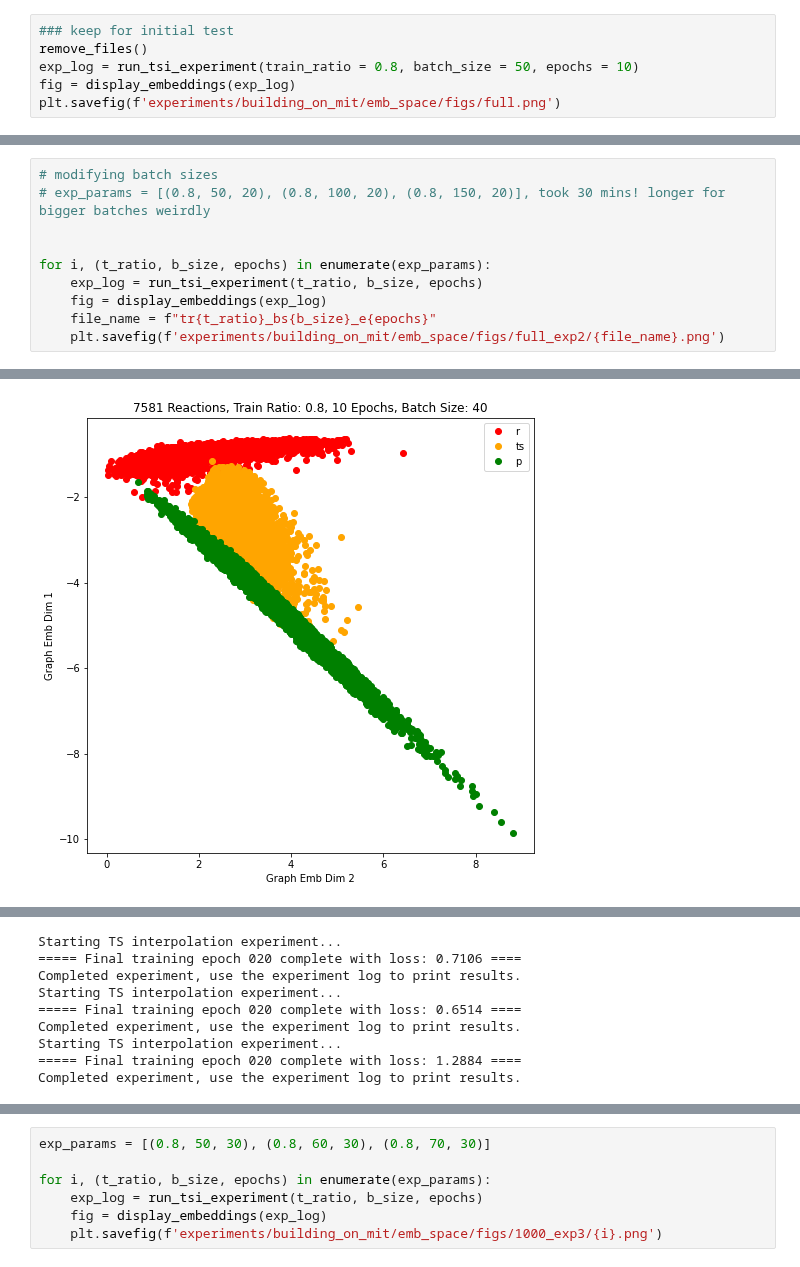
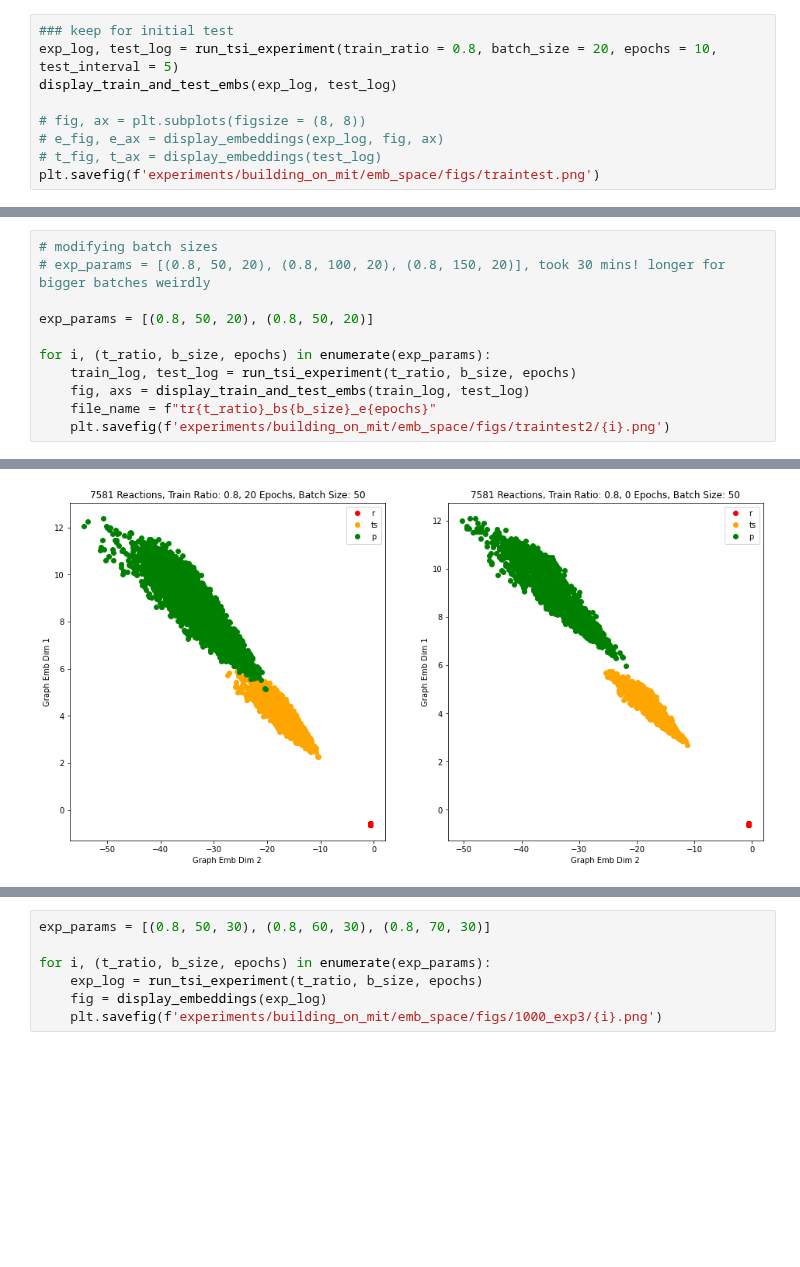
Before and after one commit to avishvj/3d-reactions, a Jupyter notebook: emb.ipynb, the cells around one changed output, grey strips where cells are left out. Drawn from its saved outputs; the diff is of its cells as text; blank space fills up the shorter version.

```diff
--- a/emb.ipynb
+++ b/emb.ipynb
@@ -9,7 +12,10 @@ from ts_vae.utils import remove_files
 # %%
 ### keep for initial test
-remove_files()
-exp_log = run_tsi_experiment(train_ratio = 0.8, batch_size = 50, epochs = 10)
-fig = display_embeddings(exp_log)
-plt.savefig(f'experiments/building_on_mit/emb_space/figs/full.png')
+exp_log, test_log = run_tsi_experiment(train_ratio = 0.8, batch_size = 20, epochs = 10, test_interval = 5)
+display_train_and_test_embs(exp_log, test_log)
+
+# fig, ax = plt.subplots(figsize = (8, 8))
+# e_fig, e_ax = display_embeddings(exp_log, fig, ax)
+# t_fig, t_ax = display_embeddings(test_log)
+plt.savefig(f'experiments/building_on_mit/emb_space/figs/traintest.png')
 # %% [output]
@@ -24,10 +28,11 @@ Completed experiment, use the experiment log to print results.
 # modifying batch sizes
 # exp_params = [(0.8, 50, 20), (0.8, 100, 20), (0.8, 150, 20)], took 30 mins! longer for bigger batches weirdly
 
+exp_params = [(0.8, 50, 20), (0.8, 50, 20)]
 
 for i, (t_ratio, b_size, epochs) in enumerate(exp_params):
-    exp_log = run_tsi_experiment(t_ratio, b_size, epochs)
-    fig = display_embeddings(exp_log)
+    train_log, test_log = run_tsi_experiment(t_ratio, b_size, epochs)
+    fig, axs = display_train_and_test_embs(train_log, test_log)
     file_name = f"tr{t_ratio}_bs{b_size}_e{epochs}"
-    plt.savefig(f'experiments/building_on_mit/emb_space/figs/full_exp2/{file_name}.png')
+    plt.savefig(f'experiments/building_on_mit/emb_space/figs/traintest2/{i}.png')
 # %% [output]
@@ -36 +47 @@ Completed experiment, use the experiment log to print results.
-[figure, old version]
+[figure, new version]
@@ -40,9 +48,0 @@ Completed experiment, use the experiment log to print results.
-Starting TS interpolation experiment...
-===== Final training epoch 020 complete with loss: 0.7106 ====
-Completed experiment, use the experiment log to print results.
-Starting TS interpolation experiment...
-===== Final training epoch 020 complete with loss: 0.6514 ====
-Completed experiment, use the experiment log to print results.
-Starting TS interpolation experiment...
-===== Final training epoch 020 complete with loss: 1.2884 ====
-Completed experiment, use the experiment log to print results.
```
Also changed, not shown: parts of 4 cells of this notebook, 5 other files.
